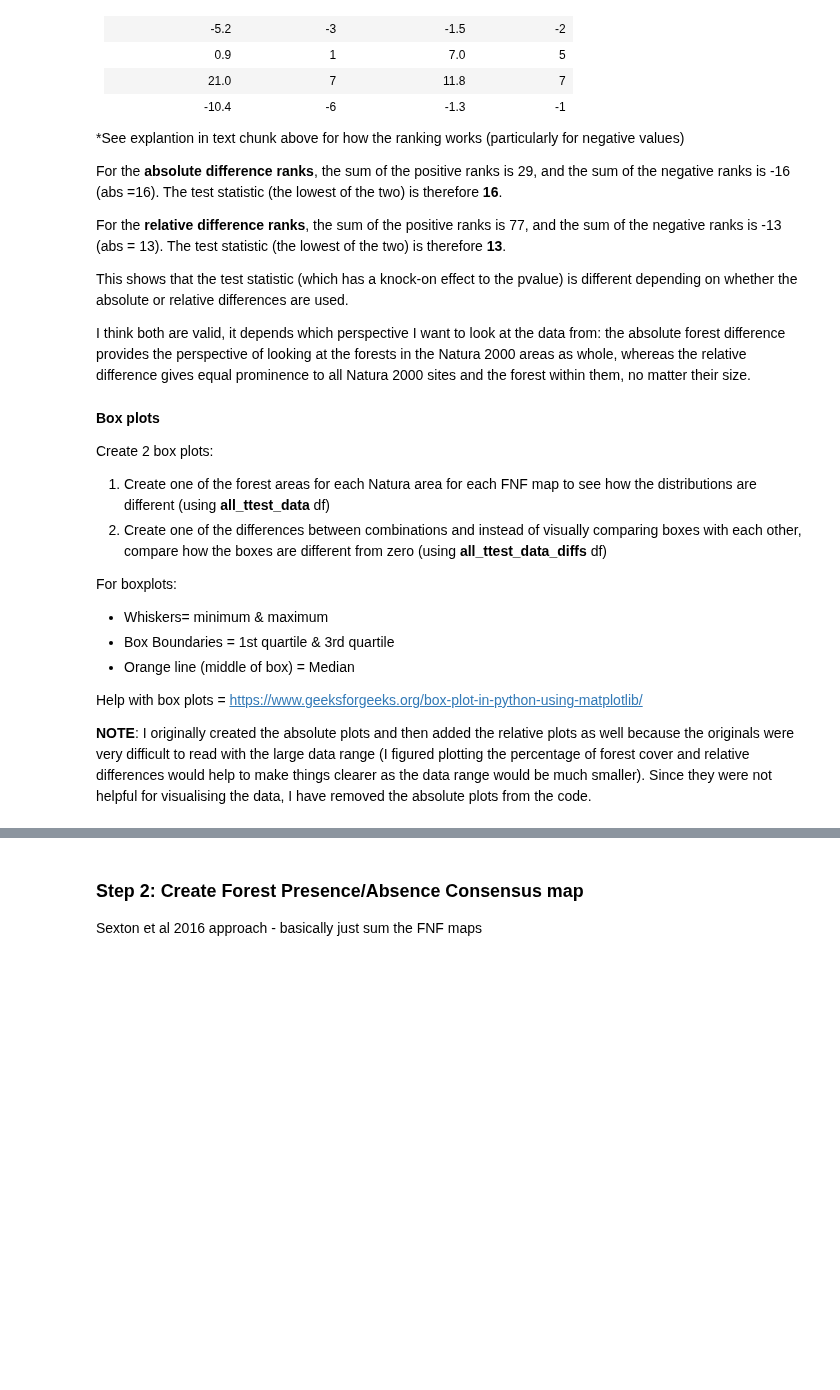
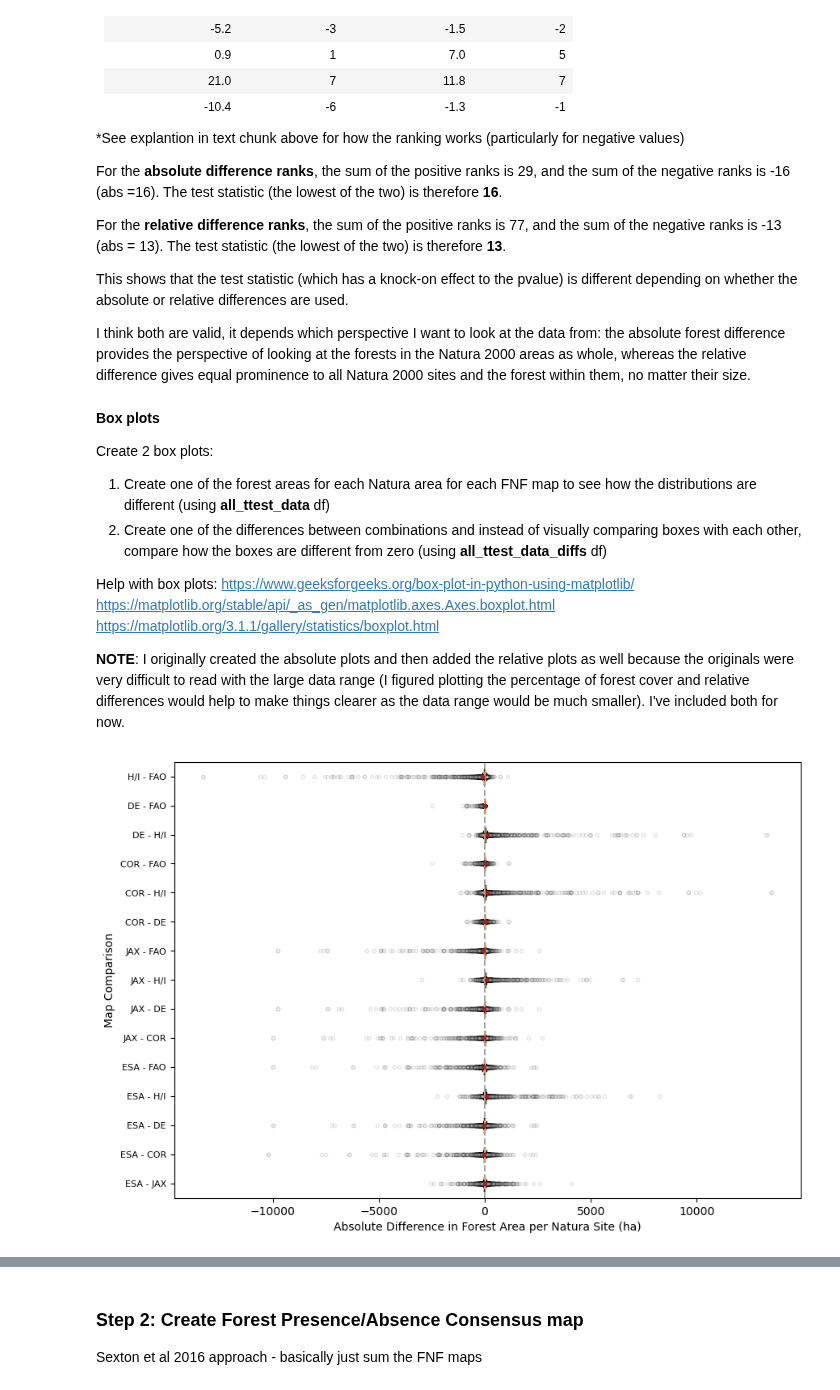
Before and after one commit to n-mo92/nm_forest_thesis, a Jupyter notebook: rq1_step3_comp.ipynb, the cells around one changed output, grey strips where cells are left out. Cells and saved outputs as stored; diff of their text form; code cells hidden in the pictures; blank space fills up the shorter version.

Commit message:
combined boxplots

```diff
--- a/rq1_step3_comp.ipynb
+++ b/rq1_step3_comp.ipynb
@@ -685,11 +685,9 @@ Create 2 box plots:
 1. Create one of the forest areas for each Natura area for each FNF map to see how the distributions are different (using **all_ttest_data** df)
 2. Create one of the differences between combinations and instead of visually comparing boxes with each other, compare how the boxes are different from zero (using **all_ttest_data_diffs** df)
 
-For boxplots:
-- Whiskers= minimum & maximum
-- Box Boundaries = 1st quartile & 3rd quartile
-- Orange line (middle of box) = Median
+Help with box plots:
+https://www.geeksforgeeks.org/box-plot-in-python-using-matplotlib/
+https://matplotlib.org/stable/api/_as_gen/matplotlib.axes.Axes.boxplot.html
+https://matplotlib.org/3.1.1/gallery/statistics/boxplot.html
 
-Help with box plots = https://www.geeksforgeeks.org/box-plot-in-python-using-matplotlib/
-
-**NOTE**: I originally created the absolute plots and then added the relative plots as well because the originals were very difficult to read with the large data range (I figured plotting the percentage of forest cover and relative differences would help to make things clearer as the data range would be much smaller). Since they were not helpful for visualising the data, I have removed the absolute plots from the code.
+**NOTE**: I originally created the absolute plots and then added the relative plots as well because the originals were very difficult to read with the large data range (I figured plotting the percentage of forest cover and relative differences would help to make things clearer as the data range would be much smaller). I've included both for now.
@@ -696,3 +723,46 @@ Help with box plots = https://www.geeksforgeeks.org/box-plot-in-python-using-mat
+# %%
+# 1.5: BOX PLOT FOR FOREST DIFFERENCES (ABSOLUTE)
+
+# Preparing figure
+fig = plt.figure(figsize =(10, 7))
+ax = fig.add_subplot(111)
+
+# Creating plot (make a horizontal version and show the mean)
+bp_per_diff = ax.boxplot(all_ttest_data_diffs,
+                         vert = False,
+                         showmeans=True,
+                         #whis=(0,100),  # this adjusts the whiskers to extent to min & max
+                         medianprops=dict(color="#FF9F33"),
+                         meanprops=dict(marker='.', markeredgecolor = '#A81B29',
+                                        markerfacecolor='#A81B29', ms=6))
+
+# Change the style of the outliers ("fliers")
+for flier in bp_per_diff['fliers']:
+    flier.set(marker = '.',
+              markerfacecolor ='#F5F5F5',
+              alpha = 0.1)
+
+# Change the y-axis tick labels & adjust size
+plt.yticks(range(1, 16), ["ESA - JAX", "ESA - COR", "ESA - DE", "ESA - H/I", "ESA - FAO",
+                          "JAX - COR", "JAX - DE", "JAX - H/I", "JAX - FAO", "COR - DE",
+                          "COR - H/I", "COR - FAO", "DE - H/I", "DE - FAO", "H/I - FAO"
+                          ])
+plt.yticks(fontsize=8)
+
+# Plot a vertical line for 0 for easier comparison
+plt.axvline(0, color = '#A3A3A3', linestyle='--')
+
+# Set the axis labels
+ax.set_ylabel('Map Comparison', fontsize = 10)
+ax.set_xlabel('Absolute Difference in Forest Area per Natura Site (ha)', fontsize = 10)
+
+# Save the figure output (this needs to go before plt.show otherwise saved output is blank)
+plt.savefig('./outputs/figures/abs_boxplot_outliers.png', bbox_inches='tight')
+
+# Show the plot
+plt.show()
+# %% [output]
+[figure, added]
 # %%
 # 1.5: BOX PLOT FOR FOREST PER MAP (PERCENT COVER / RELATIVE)
 
```
Also changed, not shown: parts of 8 cells of this notebook.
